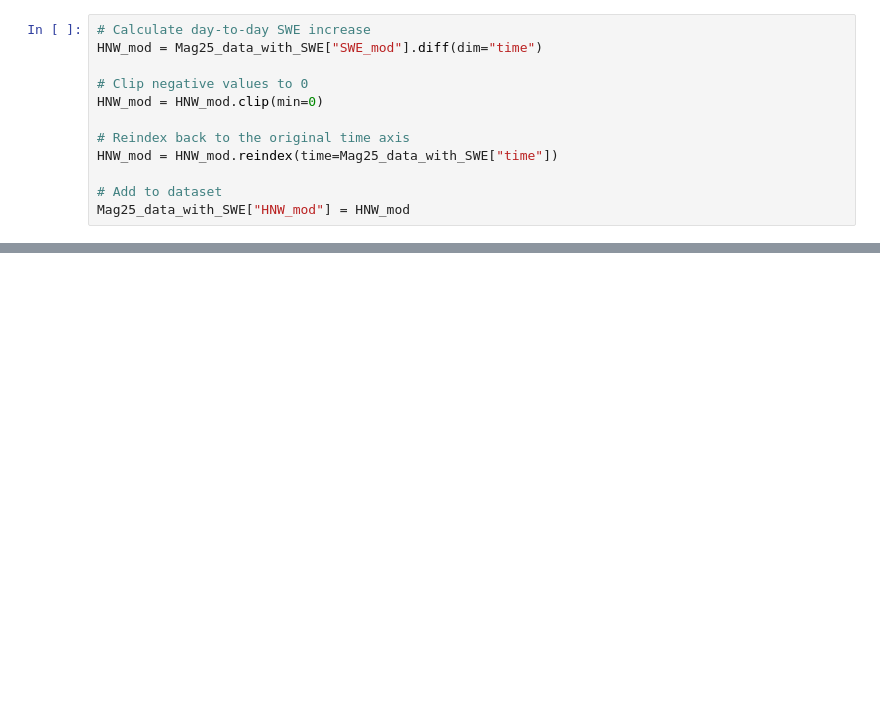
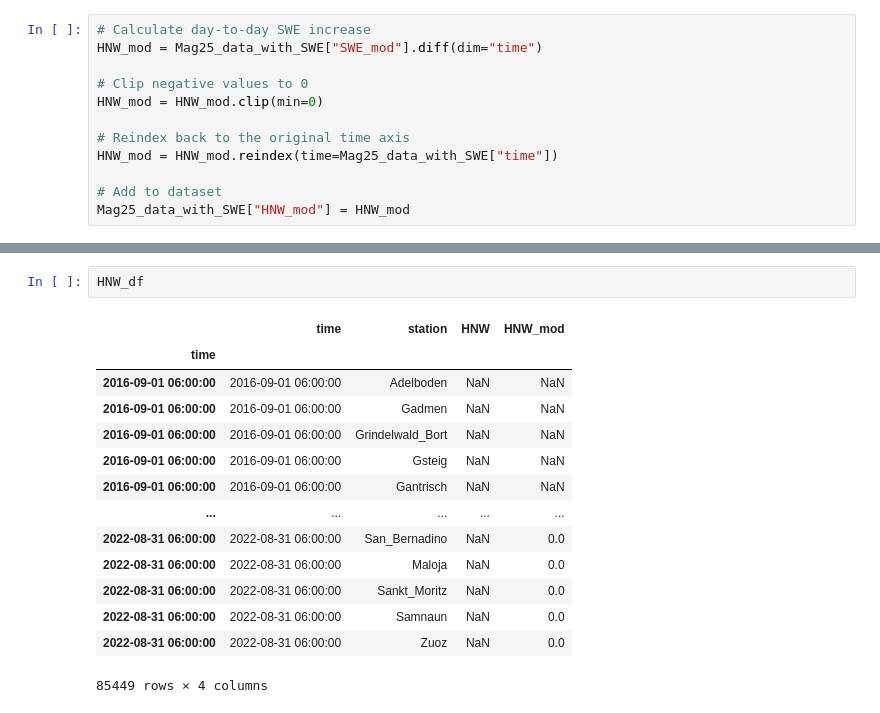
Before and after one commit to Jakobwerkg/improving_dsnow, a Jupyter notebook: HNW_validation/TEst_validation_workflow.ipynb, the cells around one changed output, grey strips where cells are left out. Drawn from its saved outputs; the diff is of its cells as text; blank space fills up the shorter version.

```diff
--- a/HNW_validation/TEst_validation_workflow.ipynb
+++ b/HNW_validation/TEst_validation_workflow.ipynb
@@ -274,3 +280,20 @@ Plot saved to: HNW_validation/dSnow/validation_plots/deltasnow_SWE_validation_R_
  'Rel_BIAS': np.float64(0.02638945152788237),
  'R2': np.float64(0.9074845473093048),
  'N': 957}
+# %%
+HNW_df
+# %% [output]
+|  | time | station | HNW | HNW_mod |
+| time |  |  |  |  |
+| 2016-09-01 06:00:00 | 2016-09-01 06:00:00 | Adelboden | NaN | NaN |
+| 2016-09-01 06:00:00 | 2016-09-01 06:00:00 | Gadmen | NaN | NaN |
+| 2016-09-01 06:00:00 | 2016-09-01 06:00:00 | Grindelwald_Bort | NaN | NaN |
+| 2016-09-01 06:00:00 | 2016-09-01 06:00:00 | Gsteig | NaN | NaN |
+| 2016-09-01 06:00:00 | 2016-09-01 06:00:00 | Gantrisch | NaN | NaN |
+| ... | ... | ... | ... | ... |
+| 2022-08-31 06:00:00 | 2022-08-31 06:00:00 | San_Bernadino | NaN | 0.0 |
+| 2022-08-31 06:00:00 | 2022-08-31 06:00:00 | Maloja | NaN | 0.0 |
+| 2022-08-31 06:00:00 | 2022-08-31 06:00:00 | Sankt_Moritz | NaN | 0.0 |
+| 2022-08-31 06:00:00 | 2022-08-31 06:00:00 | Samnaun | NaN | 0.0 |
+| 2022-08-31 06:00:00 | 2022-08-31 06:00:00 | Zuoz | NaN | 0.0 |
+85449 rows × 4 columns
```
Also changed, not shown: parts of 4 cells of this notebook, 3 other files.
